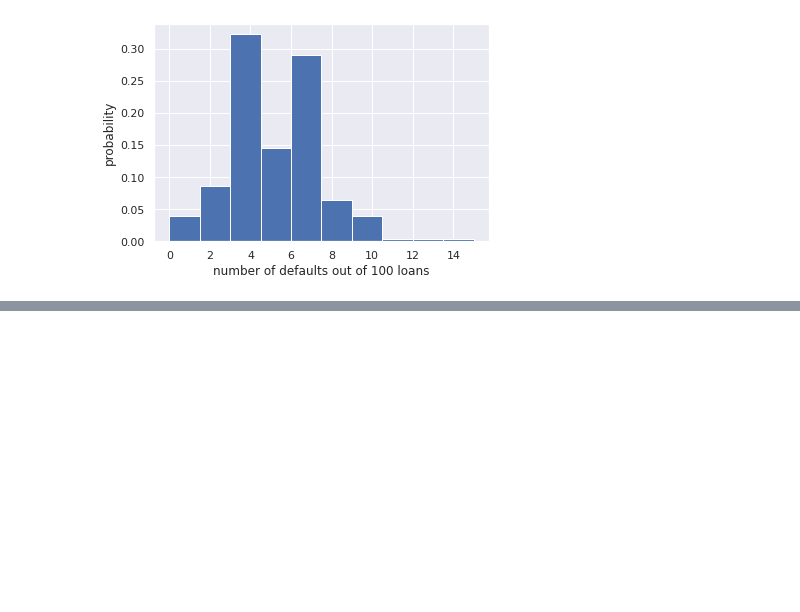
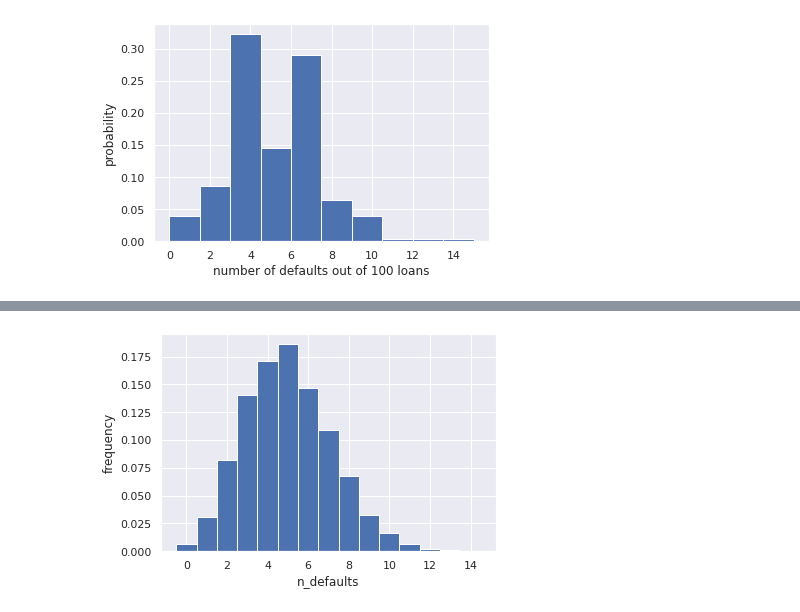
Before and after one commit to kimdesok/Statistical-Thinking-in-Python-Part-1, a Jupyter notebook: Stats_by_Python3.ipynb, the cells around one changed output, grey strips where cells are left out. Saved outputs shown, nothing was run; the diff lists cells and outputs as text; code cells hidden in the pictures; blank space fills up the shorter version.

```diff
--- a/Stats_by_Python3.ipynb
+++ b/Stats_by_Python3.ipynb
@@ -244,0 +132,17 @@ print(r)
+# %%
+# Compute bin edges: bins
+bins = np.arange(0, max(n_defaults) + 1.5) - 0.5
+
+# Generate histogram
+weights = np.ones_like(n_defaults) / float(len(n_defaults))
+plt.hist(n_defaults, weights=weights, bins=bins)
+
+# Label axes
+plt.xlabel('n_defaults')
+plt.ylabel('frequency')
+
+
+# Show the plot
+plt.show()
+# %% [output]
+[figure, added]
```
Also changed, not shown: parts of 19 cells of this notebook.
